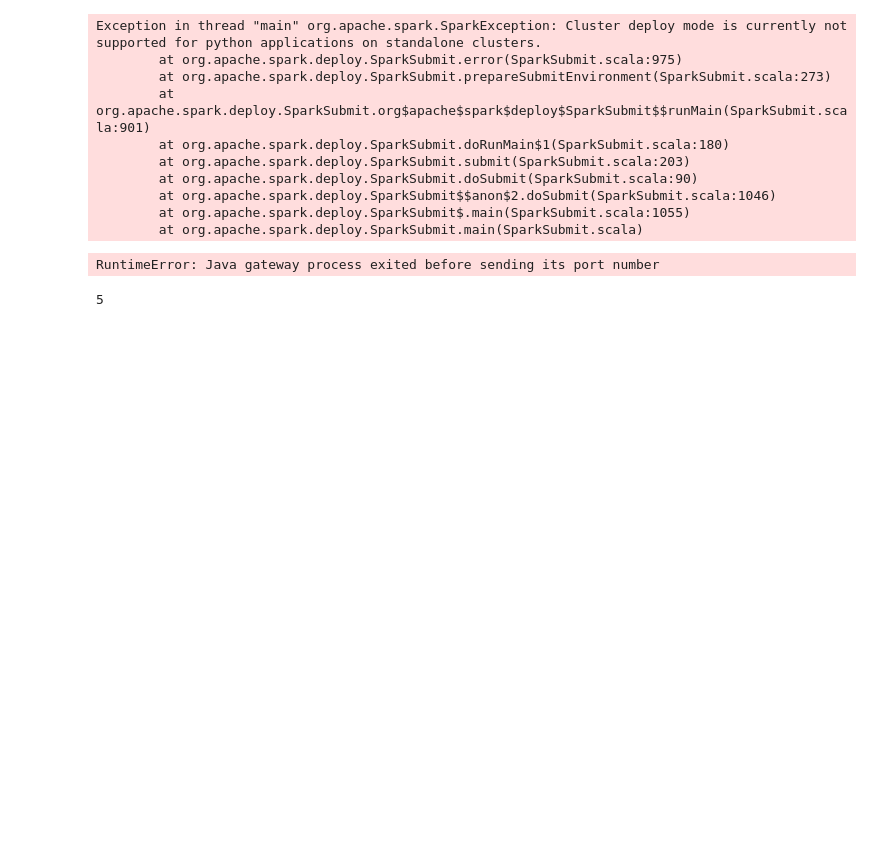
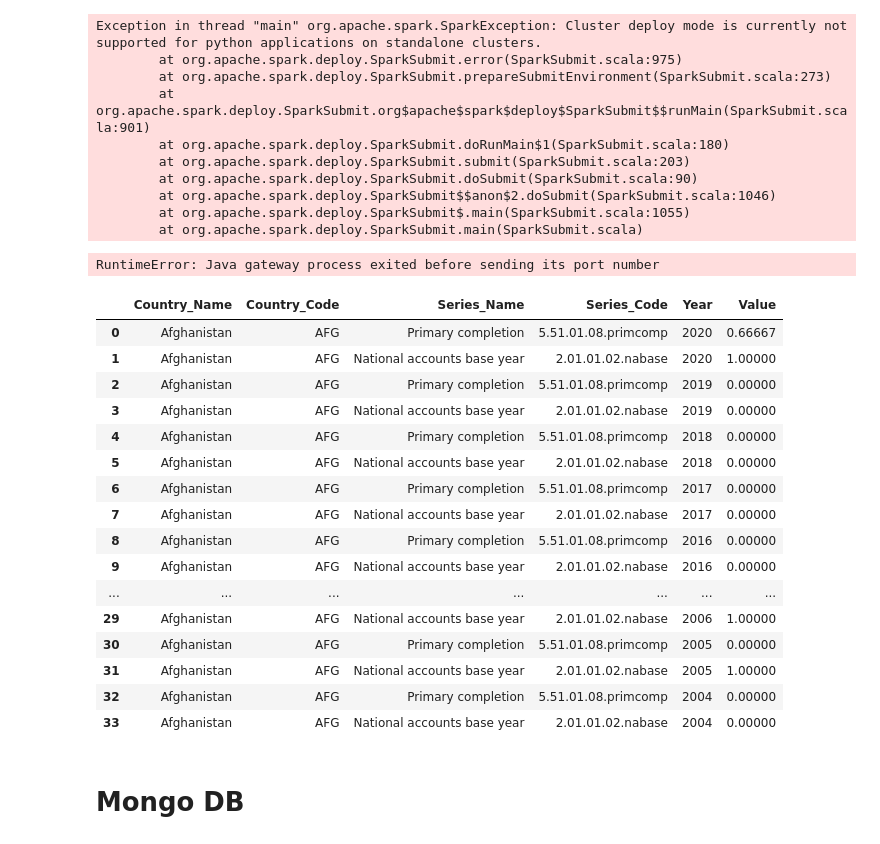
Before and after one commit to DanielDaCosta/distributed-file-system, a Jupyter notebook: tools.ipynb, the cells around one changed output. Cells and saved outputs as stored; diff of their text form; code cells hidden in the pictures; blank space fills up the shorter version.

```diff
--- a/tools.ipynb
+++ b/tools.ipynb
@@ -1043,7 +1043,3 @@ RuntimeError: Java gateway process exited before sending its port number
 # %%
 # rdd = spark.sparkContext.parallelize([1,2,1,1,11])
 rdd = sc.parallelize([1,2,1,1,11])
-# %%
-rdd.count()
-# %% [output]
-5
@@ -1049,0 +1048,24 @@ rdd.count()
+# %%
+data = file_system.read_dataset(f"root/user/Stats_Cap_Ind_Sample")
+# %%
+data
+# %% [output]
+|  | Country_Name | Country_Code | Series_Name | Series_Code | Year | Value |
+| 0 | Afghanistan | AFG | Primary completion | 5.51.01.08.primcomp | 2020 | 0.66667 |
+| 1 | Afghanistan | AFG | National accounts base year | 2.01.01.02.nabase | 2020 | 1.00000 |
+| 2 | Afghanistan | AFG | Primary completion | 5.51.01.08.primcomp | 2019 | 0.00000 |
+| 3 | Afghanistan | AFG | National accounts base year | 2.01.01.02.nabase | 2019 | 0.00000 |
+| 4 | Afghanistan | AFG | Primary completion | 5.51.01.08.primcomp | 2018 | 0.00000 |
+| 5 | Afghanistan | AFG | National accounts base year | 2.01.01.02.nabase | 2018 | 0.00000 |
+| 6 | Afghanistan | AFG | Primary completion | 5.51.01.08.primcomp | 2017 | 0.00000 |
+| 7 | Afghanistan | AFG | National accounts base year | 2.01.01.02.nabase | 2017 | 0.00000 |
+| 8 | Afghanistan | AFG | Primary completion | 5.51.01.08.primcomp | 2016 | 0.00000 |
+| 9 | Afghanistan | AFG | National accounts base year | 2.01.01.02.nabase | 2016 | 0.00000 |
+| ... | ... | ... | ... | ... | ... | ... |
+| 29 | Afghanistan | AFG | National accounts base year | 2.01.01.02.nabase | 2006 | 1.00000 |
+| 30 | Afghanistan | AFG | Primary completion | 5.51.01.08.primcomp | 2005 | 0.00000 |
+| 31 | Afghanistan | AFG | National accounts base year | 2.01.01.02.nabase | 2005 | 1.00000 |
+| 32 | Afghanistan | AFG | Primary completion | 5.51.01.08.primcomp | 2004 | 0.00000 |
+| 33 | Afghanistan | AFG | National accounts base year | 2.01.01.02.nabase | 2004 | 0.00000 |
+# %% [markdown]
+# Mongo DB
```
Also changed, not shown: parts of 38 cells of this notebook, 48 other files.
